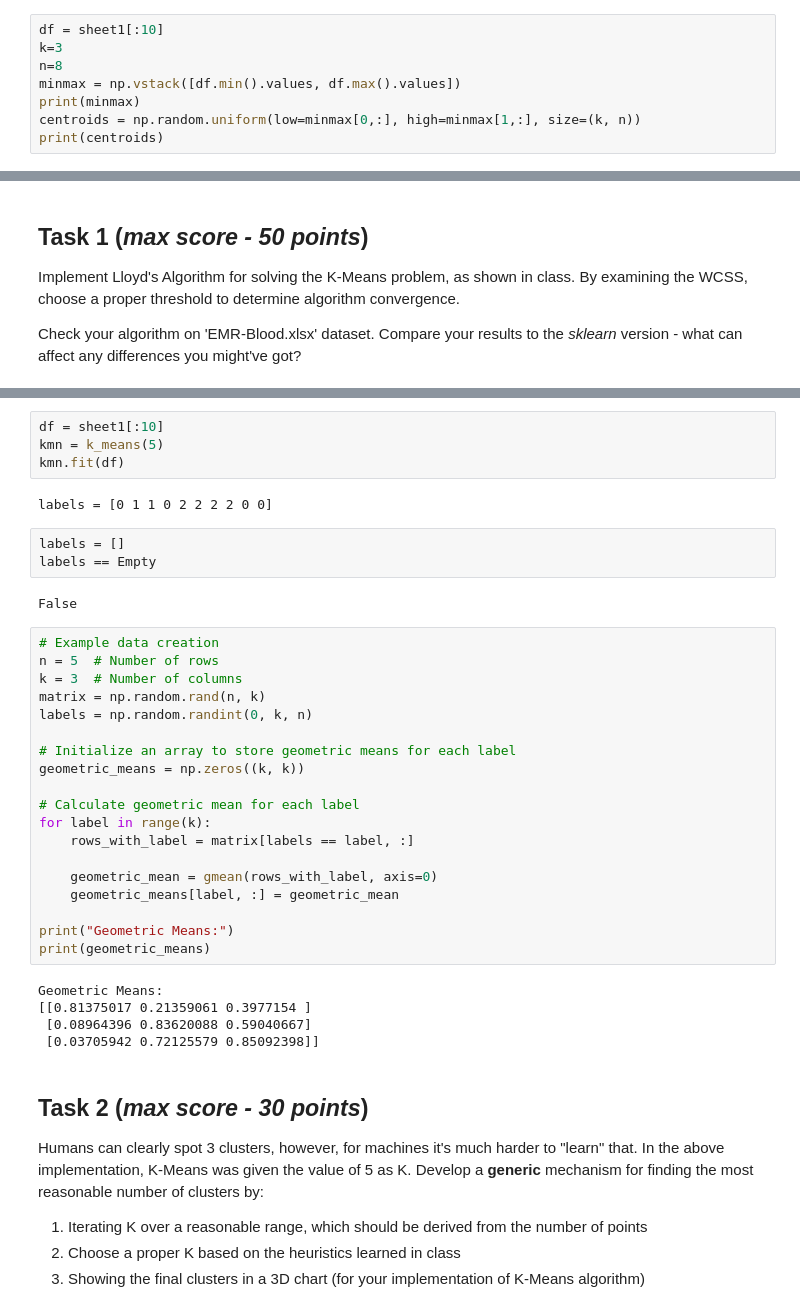
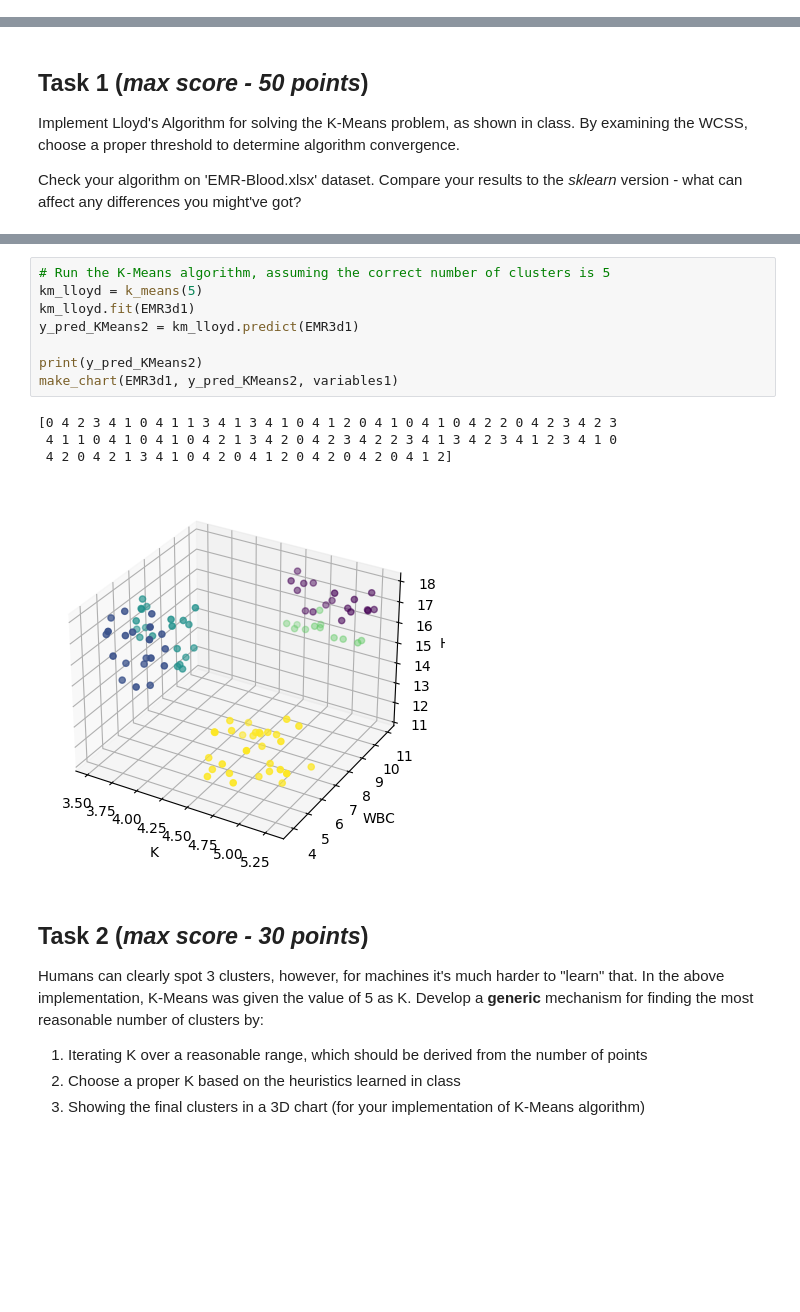
Before and after one commit to anidima/ydata_ml_ul, a Jupyter notebook: HW1_Clustering.ipynb, the cells around one changed output, grey strips where cells are left out. Saved outputs shown, nothing was run; the diff lists cells and outputs as text; blank space fills up the shorter version.

```diff
--- a/HW1_Clustering.ipynb
+++ b/HW1_Clustering.ipynb
@@ -42,11 +41,3 @@ sheet1[:10]
 | 8 | 138 | 4.57 | 50.43 | 16.39 | 4.66 | 4.91 | 13.7 | 41.5 |
 | 9 | 144 | 3.96 | 31.51 | 34.87 | 4.57 | 4.72 | 15.1 | 47.6 |
 | 10 | 147 | 3.99 | 36.27 | 32.70 | 4.41 | 4.73 | 17.4 | 42.7 |
-# %%
-df = sheet1[:10]
-k=3
-n=8
-minmax = np.vstack([df.min().values, df.max().values])
-print(minmax)
-centroids = np.random.uniform(low=minmax[0,:], high=minmax[1,:], size=(k, n))
-print(centroids)
@@ -203,38 +207,16 @@ class k_means:
-# %%
-df = sheet1[:10]
-kmn = k_means(5)
-kmn.fit(df)
-# %% [output]
-labels = [0 1 1 0 2 2 2 2 0 0]
-# %%
-labels = []
-labels == Empty
-# %% [output]
-False
-# %%
-# Example data creation
-n = 5  # Number of rows
-k = 3  # Number of columns
-matrix = np.random.rand(n, k)
-labels = np.random.randint(0, k, n)
-
-# Initialize an array to store geometric means for each label
-geometric_means = np.zeros((k, k))
-
-# Calculate geometric mean for each label
-for label in range(k):
-    rows_with_label = matrix[labels == label, :]
-
-    geometric_mean = gmean(rows_with_label, axis=0)
-    geometric_means[label, :] = geometric_mean
-
-print("Geometric Means:")
-print(geometric_means)
-# %% [output]
-Geometric Means:
-[[0.81375017 0.21359061 0.3977154 ]
- [0.08964396 0.83620088 0.59040667]
- [0.03705942 0.72125579 0.85092398]]
+# %%
+# Run the K-Means algorithm, assuming the correct number of clusters is 5
+km_lloyd = k_means(5)
+km_lloyd.fit(EMR3d1)
+y_pred_KMeans2 = km_lloyd.predict(EMR3d1)
+
+print(y_pred_KMeans2)
+make_chart(EMR3d1, y_pred_KMeans2, variables1)
+# %% [output]
+[0 4 2 3 4 1 0 4 1 1 3 4 1 3 4 1 0 4 1 2 0 4 1 0 4 1 0 4 2 2 0 4 2 3 4 2 3
+ 4 1 1 0 4 1 0 4 1 0 4 2 1 3 4 2 0 4 2 3 4 2 2 3 4 1 3 4 2 3 4 1 2 3 4 1 0
+ 4 2 0 4 2 1 3 4 1 0 4 2 0 4 1 2 0 4 2 0 4 2 0 4 1 2]
+[figure, added]
 # %% [markdown]
 ## Task 2 (_max score - 30 points_)
 
```
Also changed, not shown: parts of 5 cells of this notebook.
